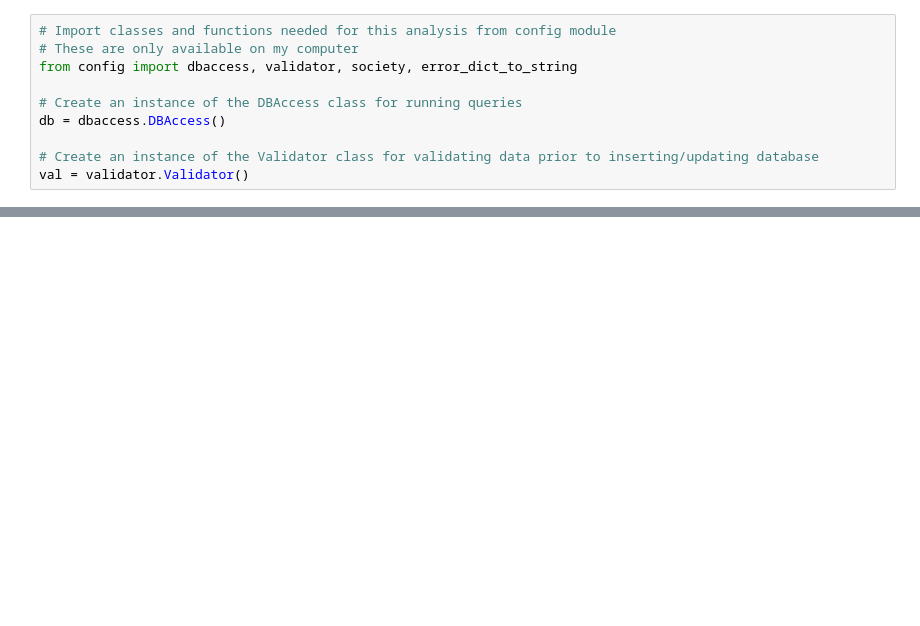
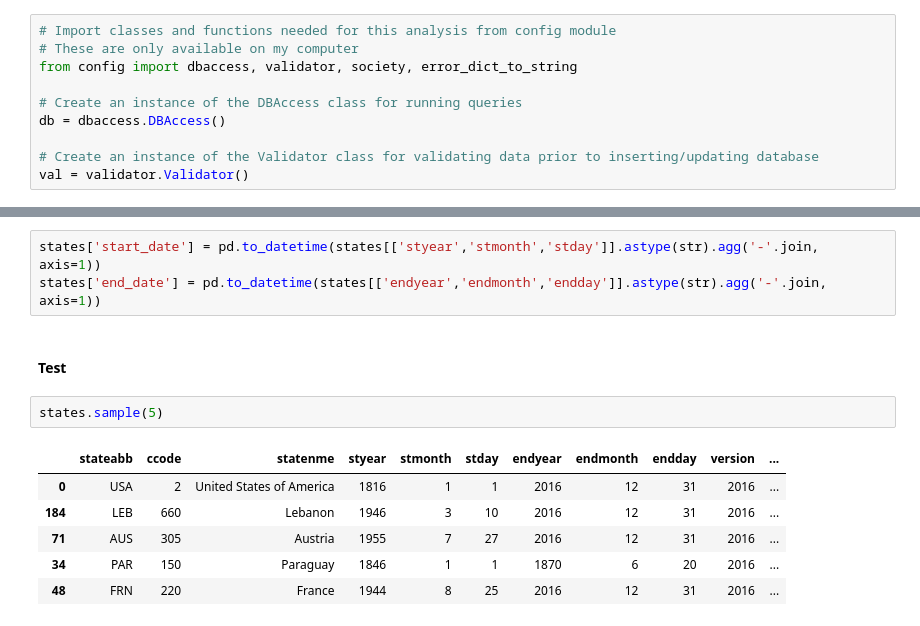
Before and after one commit to skustes/COW-System, a Jupyter notebook: COW System.ipynb, the cells around one changed output, grey strips where cells are left out. Saved outputs shown, nothing was run; the diff lists cells and outputs as text; blank space fills up the shorter version.

```diff
--- a/COW System.ipynb
+++ b/COW System.ipynb
@@ -54,0 +277,14 @@ majors.sample(5)
+# %%
+states['start_date'] = pd.to_datetime(states[['styear','stmonth','stday']].astype(str).agg('-'.join, axis=1))
+states['end_date'] = pd.to_datetime(states[['endyear','endmonth','endday']].astype(str).agg('-'.join, axis=1))
+# %% [markdown]
+#### Test
+# %%
+states.sample(5)
+# %% [output]
+|  | stateabb | ccode | statenme | styear | stmonth | stday | endyear | endmonth | endday | version | ... |
+| 0 | USA | 2 | United States of America | 1816 | 1 | 1 | 2016 | 12 | 31 | 2016 | ... |
+| 184 | LEB | 660 | Lebanon | 1946 | 3 | 10 | 2016 | 12 | 31 | 2016 | ... |
+| 71 | AUS | 305 | Austria | 1955 | 7 | 27 | 2016 | 12 | 31 | 2016 | ... |
+| 34 | PAR | 150 | Paraguay | 1846 | 1 | 1 | 1870 | 6 | 20 | 2016 | ... |
+| 48 | FRN | 220 | France | 1944 | 8 | 25 | 2016 | 12 | 31 | 2016 | ... |
```
Also changed, not shown: parts of 51 cells of this notebook, 1 other file.
